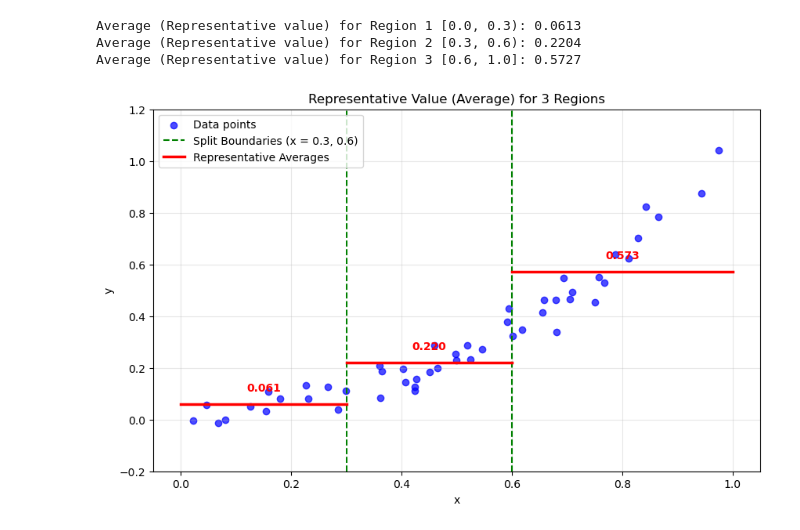
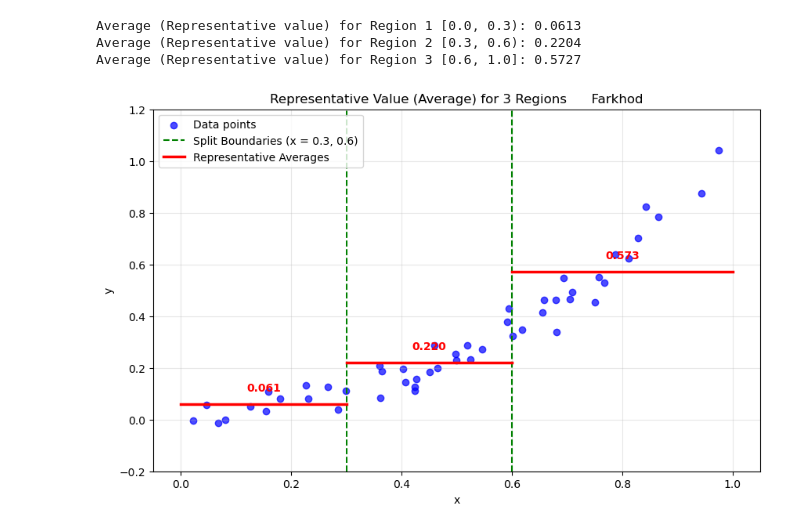
Before and after one commit to FarkhodStudy/AI_Electronic-and-Computer-Dept, a Jupyter notebook: Jupiterfirst.ipynb, the cells around one changed output. Drawn from its saved outputs; the diff is of its cells as text; code cells hidden in the pictures.

```diff
--- a/Jupiterfirst.ipynb
+++ b/Jupiterfirst.ipynb
@@ -89,30 +89,30 @@ Average (Representative value) for Region 3 [0.6, 1.0]: 0.5727
 # %%
 plt.figure(figsize=(10, 6))
 plt.scatter(X, Y, color='b', alpha=0.7, label='Data points')
 
 # Plot split boundaries
 plt.plot([0.3, 0.3], [-0.2, 1.2], 'g--', label='Split Boundaries (x = 0.3, 0.6)')
 plt.plot([0.6, 0.6], [-0.2, 1.2], 'g--')
 
 # Plot averages in each region and label them
 y1 = avg(X, Y, 0.0, 0.3)
 plt.plot([0.0, 0.3], [y1, y1], 'r-', linewidth=2.5, label='Representative Averages')
 plt.text(0.15, y1 + 0.05, f'{y1:.3f}', color='red', weight='bold', ha='center')
 
 y2 = avg(X, Y, 0.3, 0.6)
 plt.plot([0.3, 0.6], [y2, y2], 'r-', linewidth=2.5)
 plt.text(0.45, y2 + 0.05, f'{y2:.3f}', color='red', weight='bold', ha='center')
 
 y3 = avg(X, Y, 0.6, 1.0)
 plt.plot([0.6, 1.0], [y3, y3], 'r-', linewidth=2.5)
 plt.text(0.8, y3 + 0.05, f'{y3:.3f}', color='red', weight='bold', ha='center')
 
 plt.xlabel('x')
 plt.ylabel('y')
-plt.title('Representative Value (Average) for 3 Regions')
+plt.title('Representative Value (Average) for 3 Regions      Farkhod')
 plt.ylim(-0.2, 1.2)
 plt.legend(loc='upper left')
 plt.grid(alpha=0.3)
 plt.show()
 # %% [output]
-[figure, old version]
+[figure, new version]
```
